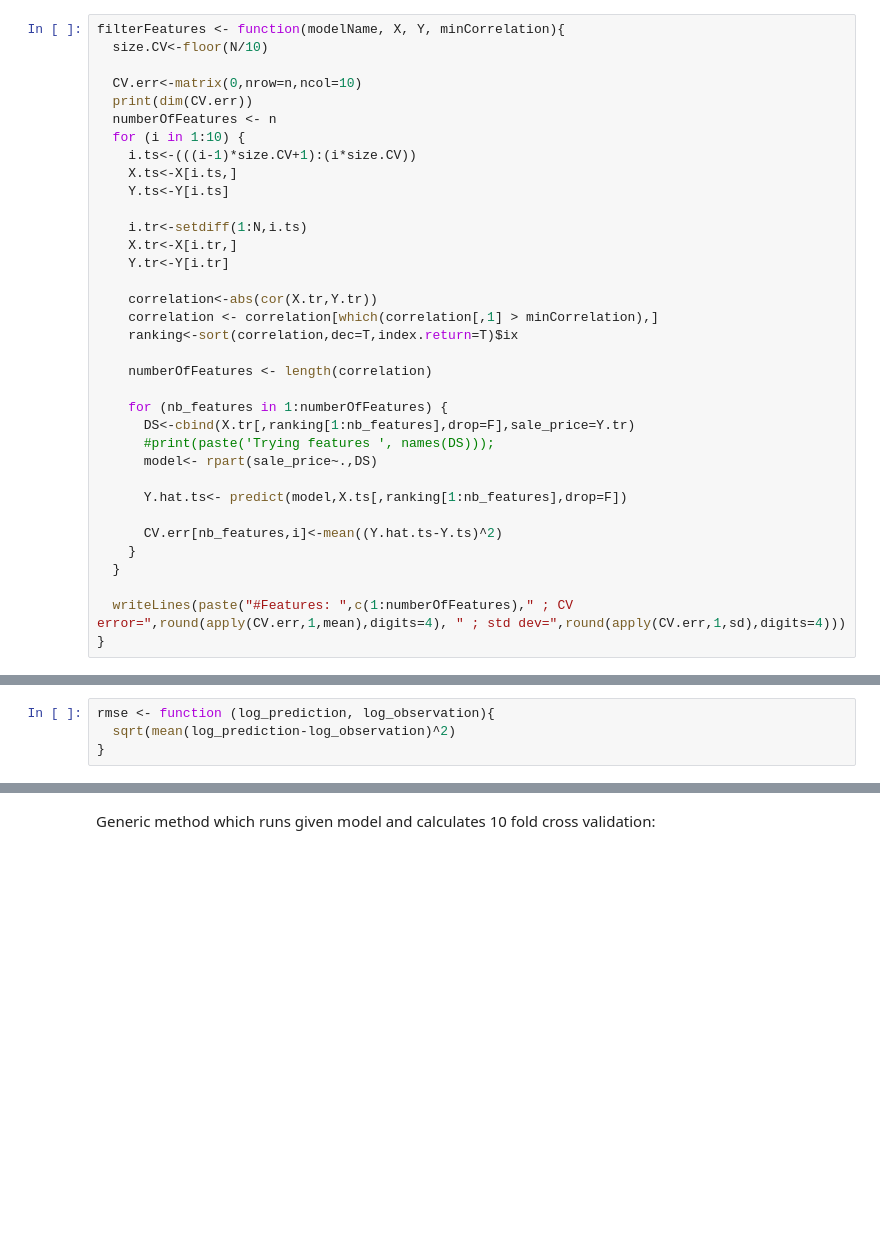
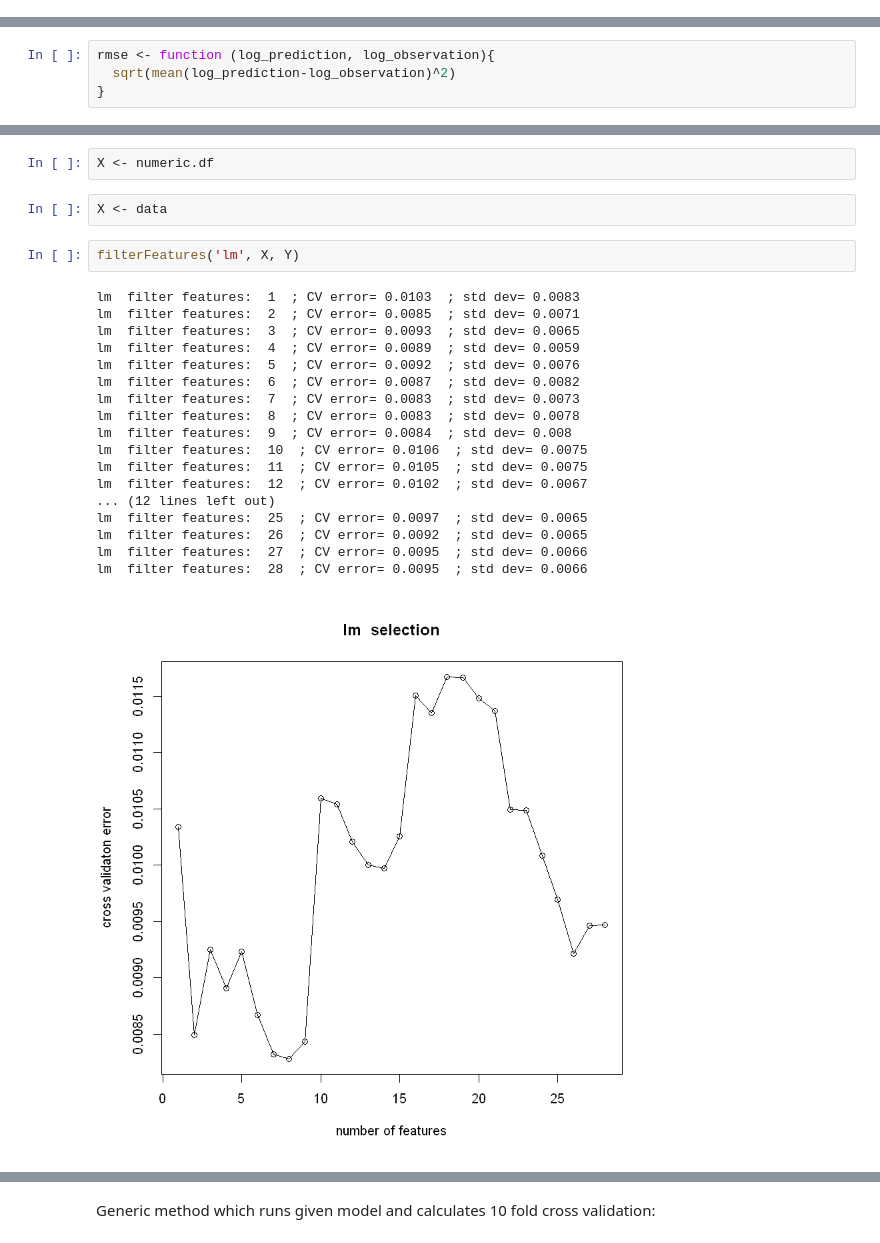
Before and after one commit to ciortanmadalina/BioinfoSem2, a Jupyter notebook: ml/homework.ipynb, the cells around one changed output, grey strips where cells are left out. Drawn from its saved outputs; the diff is of its cells as text; blank space fills up the shorter version.

```diff
--- a/ml/homework.ipynb
+++ b/ml/homework.ipynb
@@ -286,35 +322,0 @@ We can do the same thing for categorical data too.
-# %%
-filterFeatures <- function(modelName, X, Y, minCorrelation){
-  size.CV<-floor(N/10)
-
-  CV.err<-matrix(0,nrow=n,ncol=10)
-  print(dim(CV.err))
-  numberOfFeatures <- n
-  for (i in 1:10) {
-    i.ts<-(((i-1)*size.CV+1):(i*size.CV))
-    X.ts<-X[i.ts,]
-    Y.ts<-Y[i.ts]
-
-    i.tr<-setdiff(1:N,i.ts)
-    X.tr<-X[i.tr,]
-    Y.tr<-Y[i.tr]
-
-    correlation<-abs(cor(X.tr,Y.tr))
-    correlation <- correlation[which(correlation[,1] > minCorrelation),]
-    ranking<-sort(correlation,dec=T,index.return=T)$ix
-
-    numberOfFeatures <- length(correlation)
-
-    for (nb_features in 1:numberOfFeatures) {
-      DS<-cbind(X.tr[,ranking[1:nb_features],drop=F],sale_price=Y.tr)
-      #print(paste('Trying features ', names(DS)));
-      model<- rpart(sale_price~.,DS)
-
-      Y.hat.ts<- predict(model,X.ts[,ranking[1:nb_features],drop=F])
-
-      CV.err[nb_features,i]<-mean((Y.hat.ts-Y.ts)^2)
-    }
-  }
-
-  writeLines(paste("#Features: ",c(1:numberOfFeatures)," ; CV error=",round(apply(CV.err,1,mean),digits=4), " ; std dev=",round(apply(CV.err,1,sd),digits=4)))
-}
@@ -471,0 +396,25 @@ rmse <- function (log_prediction, log_observation){
+# %%
+X <- numeric.df
+# %%
+X <- data
+# %%
+filterFeatures('lm', X, Y)
+# %% [output]
+lm  filter features:  1  ; CV error= 0.0103  ; std dev= 0.0083
+lm  filter features:  2  ; CV error= 0.0085  ; std dev= 0.0071
+lm  filter features:  3  ; CV error= 0.0093  ; std dev= 0.0065
+lm  filter features:  4  ; CV error= 0.0089  ; std dev= 0.0059
+lm  filter features:  5  ; CV error= 0.0092  ; std dev= 0.0076
+lm  filter features:  6  ; CV error= 0.0087  ; std dev= 0.0082
+lm  filter features:  7  ; CV error= 0.0083  ; std dev= 0.0073
+lm  filter features:  8  ; CV error= 0.0083  ; std dev= 0.0078
+lm  filter features:  9  ; CV error= 0.0084  ; std dev= 0.008
+lm  filter features:  10  ; CV error= 0.0106  ; std dev= 0.0075
+lm  filter features:  11  ; CV error= 0.0105  ; std dev= 0.0075
+lm  filter features:  12  ; CV error= 0.0102  ; std dev= 0.0067
+... (12 lines left out)
+lm  filter features:  25  ; CV error= 0.0097  ; std dev= 0.0065
+lm  filter features:  26  ; CV error= 0.0092  ; std dev= 0.0065
+lm  filter features:  27  ; CV error= 0.0095  ; std dev= 0.0066
+lm  filter features:  28  ; CV error= 0.0095  ; std dev= 0.0066
+[figure, added]
```
Also changed, not shown: parts of 44 cells of this notebook, 1 other file.
